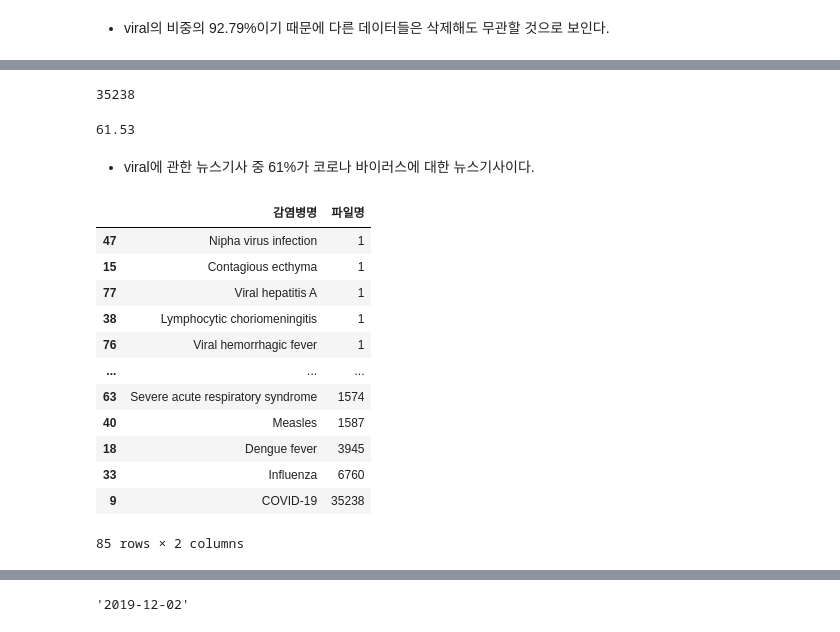
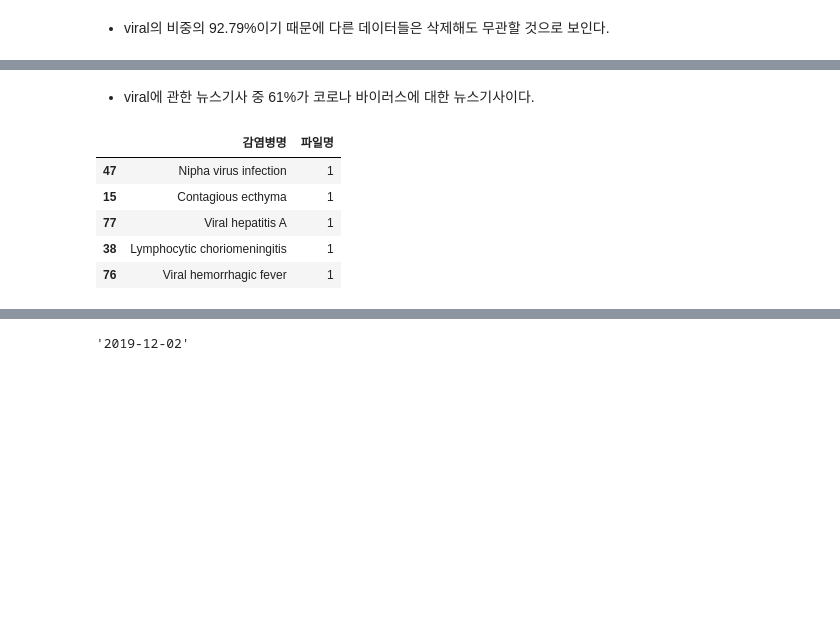
Before and after one commit to Hinterhalter/Post-COVID-19_modeling, a Jupyter notebook: Exploratory_Data_Analysis.ipynb, the cells around one changed output, grey strips where cells are left out. Drawn from its saved outputs; the diff is of its cells as text; code cells hidden in the pictures; blank space fills up the shorter version.

```diff
--- a/Exploratory_Data_Analysis.ipynb
+++ b/Exploratory_Data_Analysis.ipynb
@@ -359,31 +481,13 @@ tmp.sort_values('파일명', ascending=False)
-# %%
-tmp.iloc[9,1]
-# %% [output]
-35238
-# %%
-total_ = tmp.파일명.sum()
-covid_ = tmp.iloc[9,1]
-per_of_covid = round(covid_/total_*100,2)
-per_of_covid
-# %% [output]
-61.53
 # %% [markdown]
 - viral에 관한 뉴스기사 중 61%가 코로나 바이러스에 대한 뉴스기사이다.
 # %%
 # 감염병명에 따른 분포
 tmp = viral_news.groupby(by='감염병명', as_index=False)[['파일명']].count().sort_values(by='파일명', ascending=True)
-tmp
+tmp.head()
 # %% [output]
 |  | 감염병명 | 파일명 |
 | 47 | Nipha virus infection | 1 |
 | 15 | Contagious ecthyma | 1 |
 | 77 | Viral hepatitis A | 1 |
 | 38 | Lymphocytic choriomeningitis | 1 |
 | 76 | Viral hemorrhagic fever | 1 |
-| ... | ... | ... |
-| 63 | Severe acute respiratory syndrome | 1574 |
-| 40 | Measles | 1587 |
-| 18 | Dengue fever | 3945 |
-| 33 | Influenza | 6760 |
-| 9 | COVID-19 | 35238 |
-85 rows × 2 columns
```
Also changed, not shown: parts of 26 cells of this notebook.
